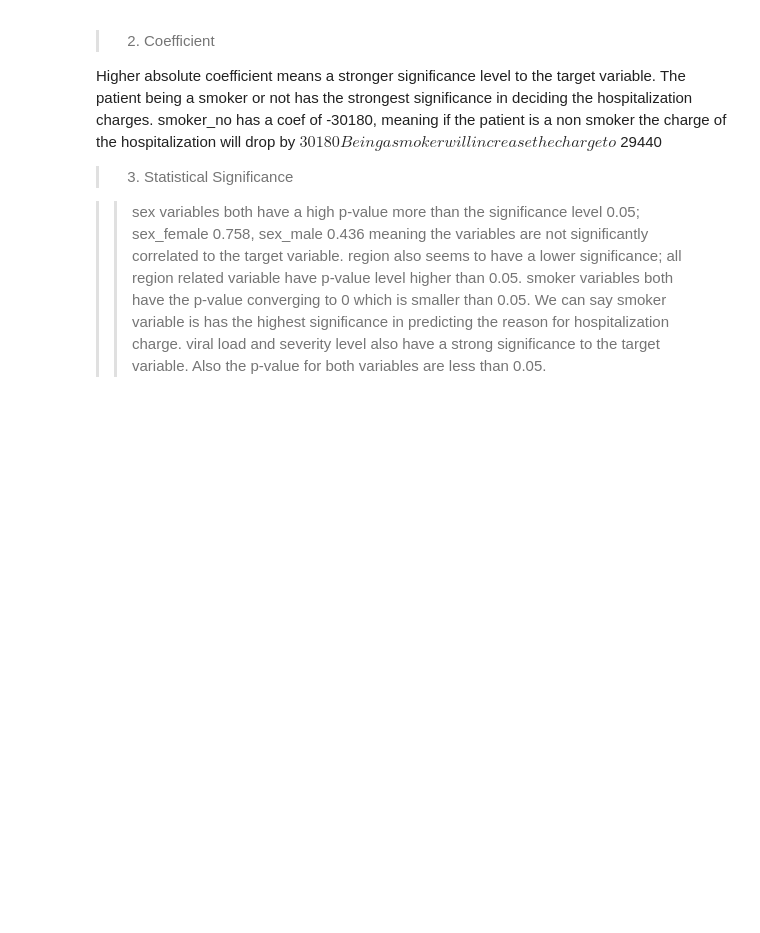
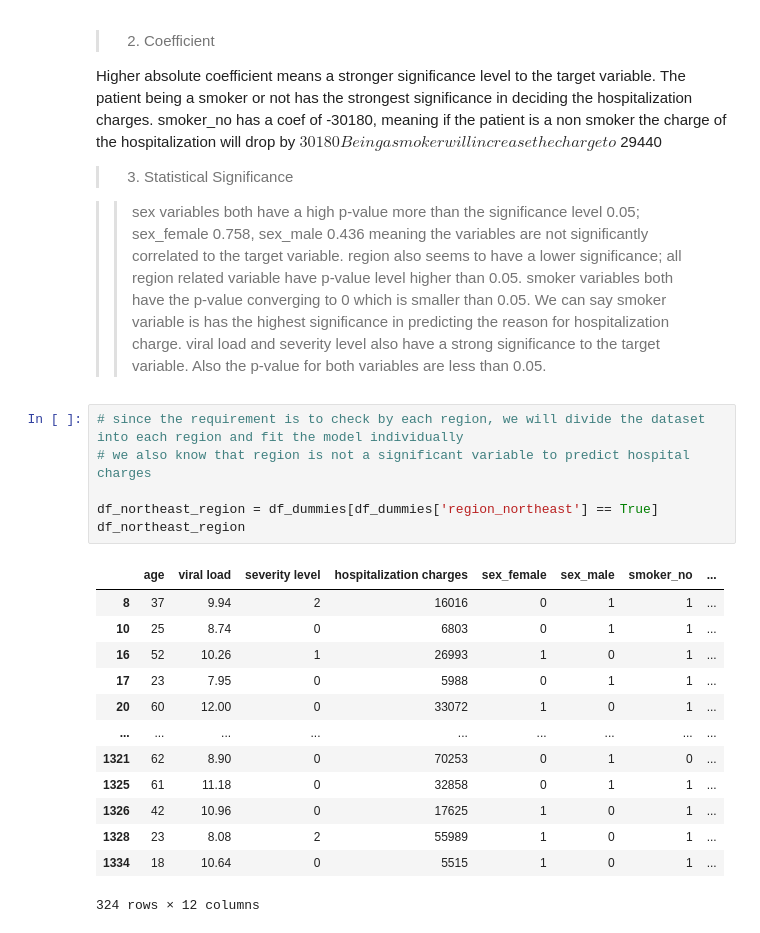
Before and after one commit to eeshan107/Apollo_Hospital_Hypothesis_Testing, a Jupyter notebook: Apollo_hypo_testing.ipynb, the cells around one changed output. Drawn from its saved outputs; the diff is of its cells as text; blank space fills up the shorter version.

```diff
--- a/Apollo_hypo_testing.ipynb
+++ b/Apollo_hypo_testing.ipynb
@@ -160,3 +160,23 @@ Being a smoker will increase the charge to $29440
 >>region also seems to have a lower significance; all region related variable have p-value level higher than 0.05.
 >>smoker variables both have the p-value converging to 0 which is smaller than 0.05. We can say smoker variable is has the highest significance in predicting the reason for hospitalization charge.
 >>viral load and severity level also have a strong significance to the target variable. Also the p-value for both variables are less than 0.05.
+# %%
+# since the requirement is to check by each region, we will divide the dataset into each region and fit the model individually
+# we also know that region is not a significant variable to predict hospital charges
+
+df_northeast_region = df_dummies[df_dummies['region_northeast'] == True]
+df_northeast_region
+# %% [output]
+|  | age | viral load | severity level | hospitalization charges | sex_female | sex_male | smoker_no | ... |
+| 8 | 37 | 9.94 | 2 | 16016 | 0 | 1 | 1 | ... |
+| 10 | 25 | 8.74 | 0 | 6803 | 0 | 1 | 1 | ... |
+| 16 | 52 | 10.26 | 1 | 26993 | 1 | 0 | 1 | ... |
+| 17 | 23 | 7.95 | 0 | 5988 | 0 | 1 | 1 | ... |
+| 20 | 60 | 12.00 | 0 | 33072 | 1 | 0 | 1 | ... |
+| ... | ... | ... | ... | ... | ... | ... | ... | ... |
+| 1321 | 62 | 8.90 | 0 | 70253 | 0 | 1 | 0 | ... |
+| 1325 | 61 | 11.18 | 0 | 32858 | 0 | 1 | 1 | ... |
+| 1326 | 42 | 10.96 | 0 | 17625 | 1 | 0 | 1 | ... |
+| 1328 | 23 | 8.08 | 2 | 55989 | 1 | 0 | 1 | ... |
+| 1334 | 18 | 10.64 | 0 | 5515 | 1 | 0 | 1 | ... |
+324 rows × 12 columns
```
Also changed, not shown: parts of 5 cells of this notebook.
